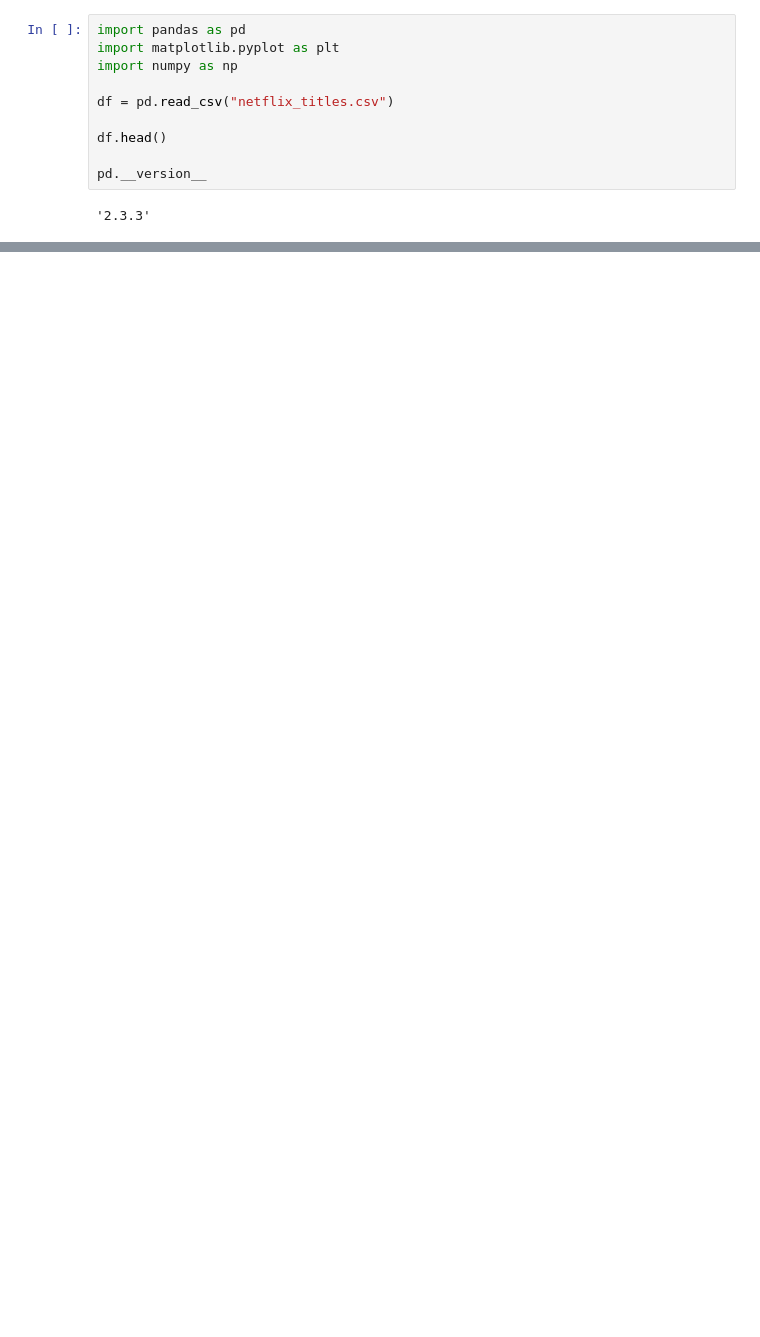
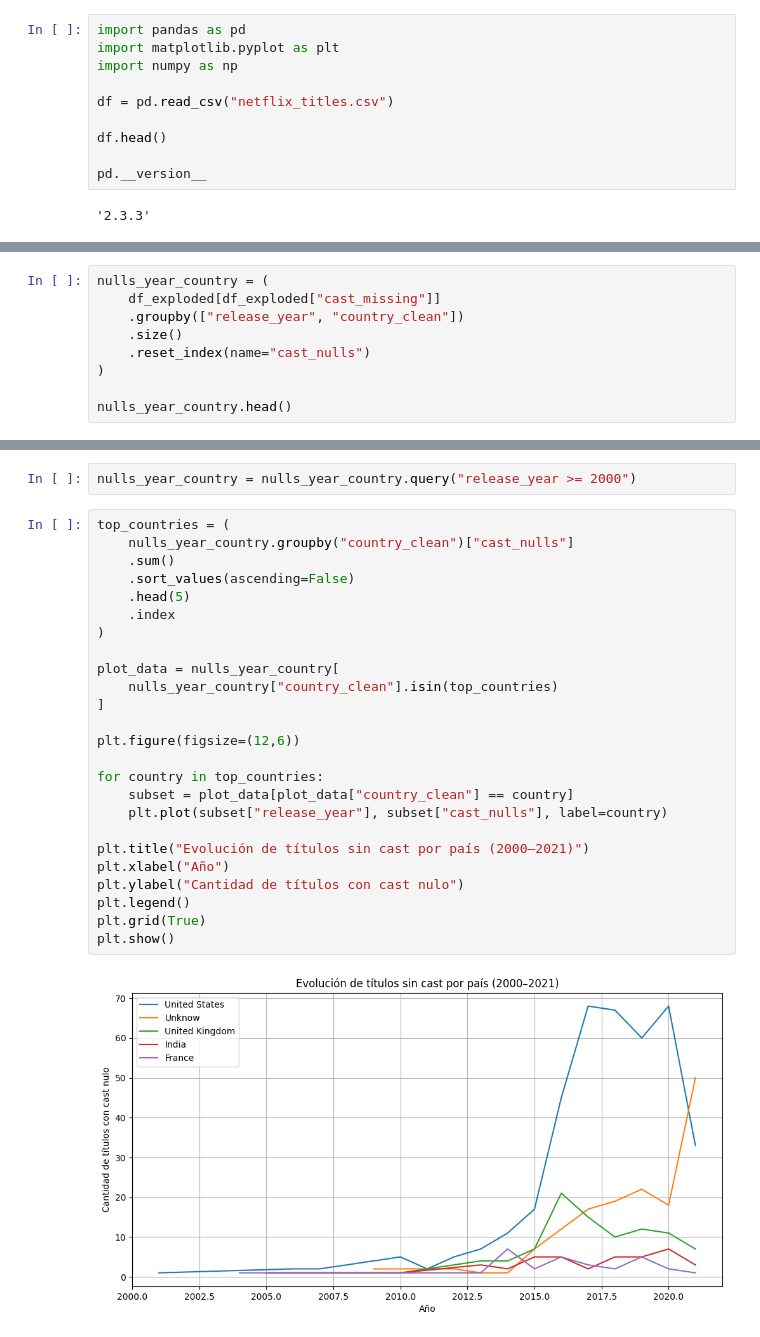
Before and after one commit to Cristhian-Velez/Netflix-analysis, a Jupyter notebook: data.ipynb, the cells around one changed output, grey strips where cells are left out. Saved outputs shown, nothing was run; the diff lists cells and outputs as text; blank space fills up the shorter version.

```diff
--- a/data.ipynb
+++ b/data.ipynb
@@ -102,0 +232,9 @@ resumen_nulls.sort_values("porcentaje_null", ascending=False)
+# %%
+nulls_year_country = (
+    df_exploded[df_exploded["cast_missing"]]
+    .groupby(["release_year", "country_clean"])
+    .size()
+    .reset_index(name="cast_nulls")
+)
+
+nulls_year_country.head()
@@ -102,0 +248,29 @@ resumen_nulls.sort_values("porcentaje_null", ascending=False)
+# %%
+nulls_year_country = nulls_year_country.query("release_year >= 2000")
+# %%
+top_countries = (
+    nulls_year_country.groupby("country_clean")["cast_nulls"]
+    .sum()
+    .sort_values(ascending=False)
+    .head(5)
+    .index
+)
+
+plot_data = nulls_year_country[
+    nulls_year_country["country_clean"].isin(top_countries)
+]
+
+plt.figure(figsize=(12,6))
+
+for country in top_countries:
+    subset = plot_data[plot_data["country_clean"] == country]
+    plt.plot(subset["release_year"], subset["cast_nulls"], label=country)
+
+plt.title("Evolución de títulos sin cast por país (2000–2021)")
+plt.xlabel("Año")
+plt.ylabel("Cantidad de títulos con cast nulo")
+plt.legend()
+plt.grid(True)
+plt.show()
+# %% [output]
+[figure, added]
```
Also changed, not shown: parts of 15 cells of this notebook.
